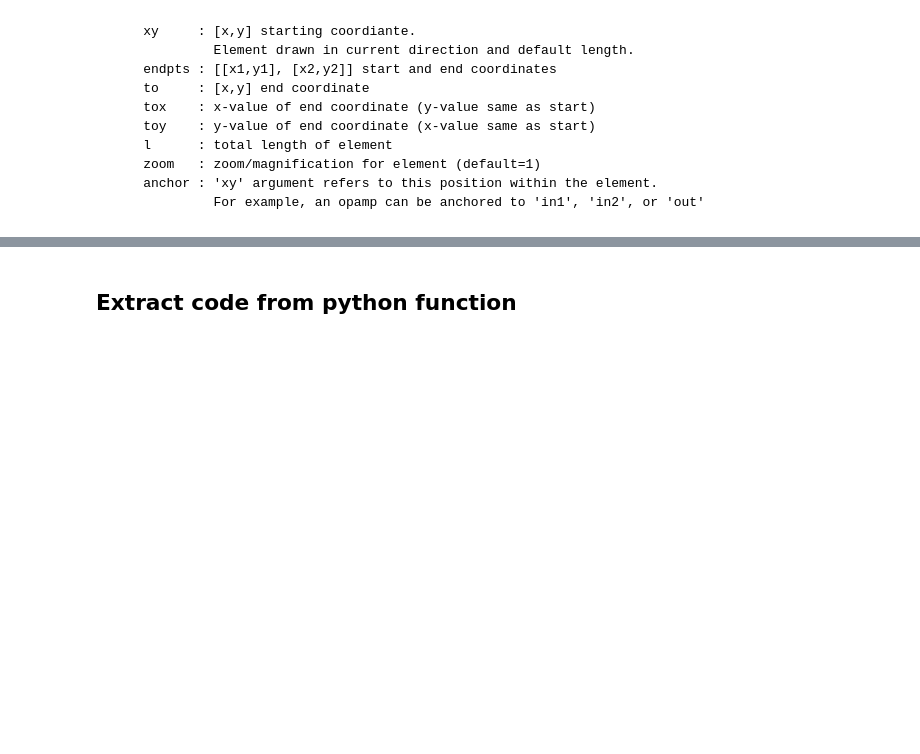
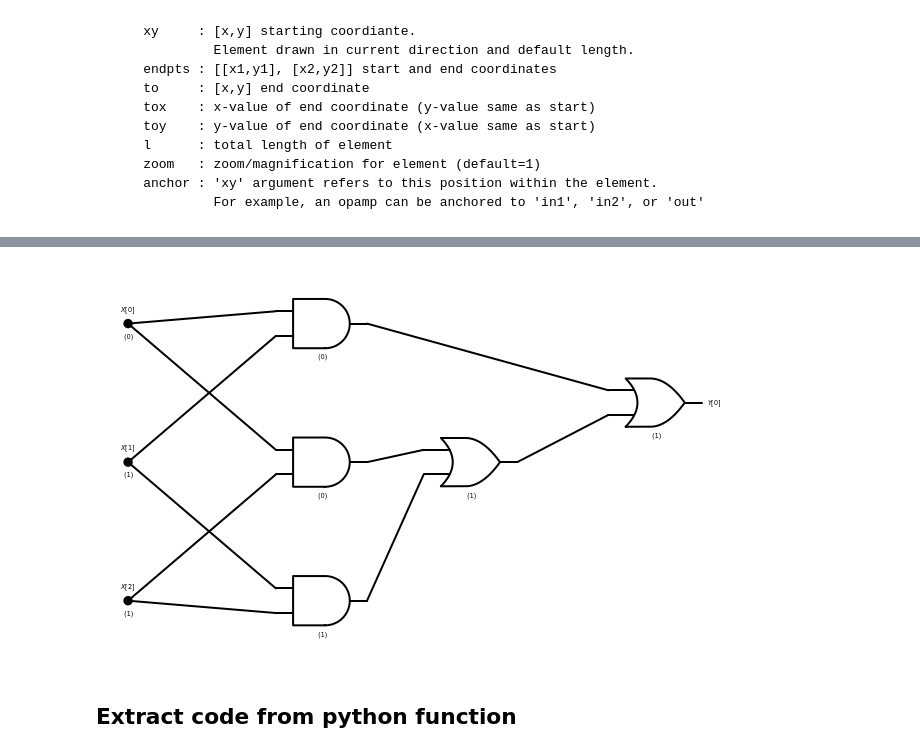
Before and after one commit to boazbk/tcscode, a Jupyter notebook: Utilities.ipynb, the cells around one changed output, grey strips where cells are left out. Drawn from its saved outputs; the diff is of its cells as text; code cells hidden in the pictures; blank space fills up the shorter version.

```diff
--- a/Utilities.ipynb
+++ b/Utilities.ipynb
@@ -359,3 +362,3 @@ schemdraw(C)
 # %%
-schemdraw(C,[0,1,1])
+schemdraw_circ(C,[0,1,1])
 # %% [output]
@@ -363,3 +365,4 @@ schemdraw(C,[0,1,1])
+[figure, added]
 # %% [markdown]
 ## Extract code from python function
 # %%
```
Also changed, not shown: parts of 16 cells of this notebook, 2 other files.
